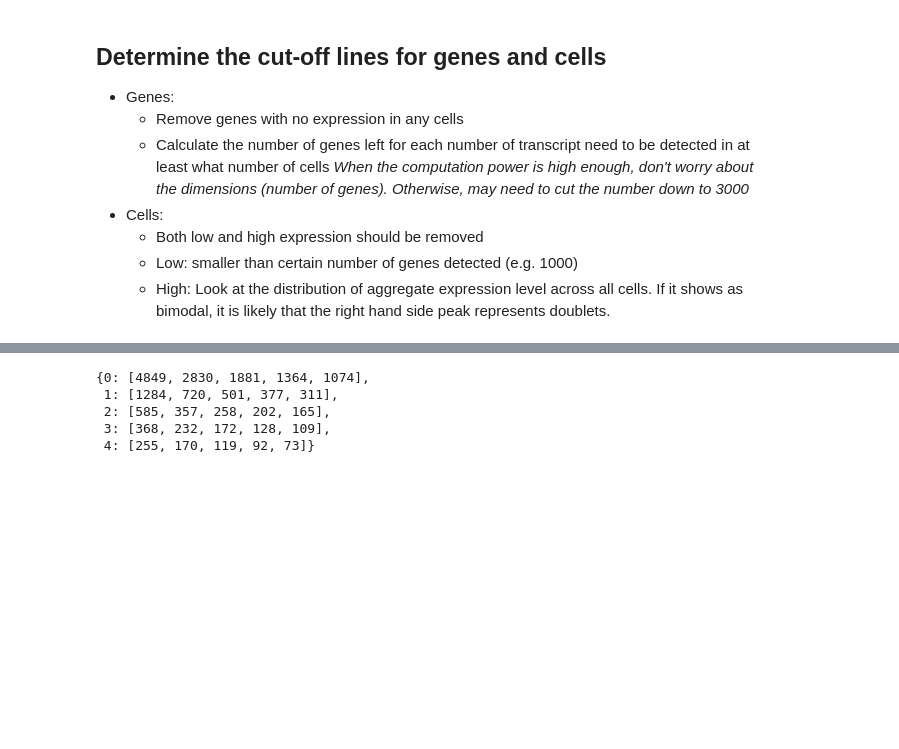
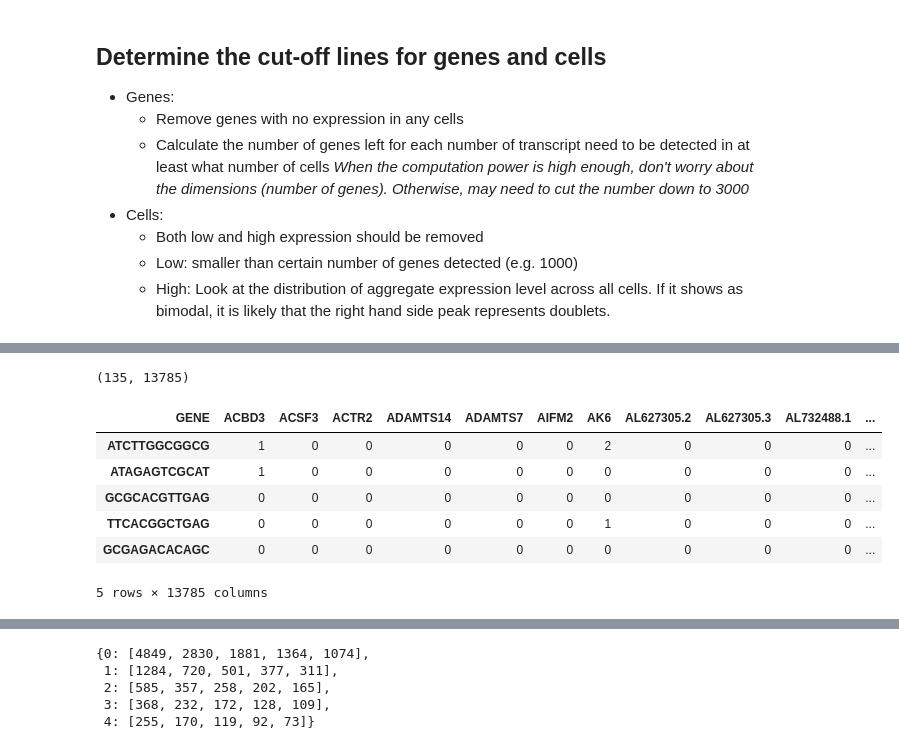
Before and after one commit to anbrandebura/SingleCellRNA-seq, a Jupyter notebook: Notebook/InitialFiltering.ipynb, the cells around one changed output, grey strips where cells are left out. Cells and saved outputs as stored; diff of their text form; code cells hidden in the pictures; blank space fills up the shorter version.

```diff
--- a/Notebook/InitialFiltering.ipynb
+++ b/Notebook/InitialFiltering.ipynb
@@ -114,2 +136,17 @@ axarr[1, 1].set_title('Housekeeping transcripts detected in cell')
+# %%
+### Remove cells that have more than certain number of transcripts detected.
+maskdoublet = exp0cellrmd.sum(axis=1) < 5000
+exp_filtered = exp0cellrmd[maskdoublet]
+print(exp_filtered.shape)
+exp_filtered.head()
+# %% [output]
+(135, 13785)
+| GENE | ACBD3 | ACSF3 | ACTR2 | ADAMTS14 | ADAMTS7 | AIFM2 | AK6 | AL627305.2 | AL627305.3 | AL732488.1 | ... |
+| ATCTTGGCGGCG | 1 | 0 | 0 | 0 | 0 | 0 | 2 | 0 | 0 | 0 | ... |
+| ATAGAGTCGCAT | 1 | 0 | 0 | 0 | 0 | 0 | 0 | 0 | 0 | 0 | ... |
+| GCGCACGTTGAG | 0 | 0 | 0 | 0 | 0 | 0 | 0 | 0 | 0 | 0 | ... |
+| TTCACGGCTGAG | 0 | 0 | 0 | 0 | 0 | 0 | 1 | 0 | 0 | 0 | ... |
+| GCGAGACACAGC | 0 | 0 | 0 | 0 | 0 | 0 | 0 | 0 | 0 | 0 | ... |
+5 rows × 13785 columns
 # %%
 # Apply filtering for genes and cells
```
Also changed, not shown: parts of 11 cells of this notebook.
